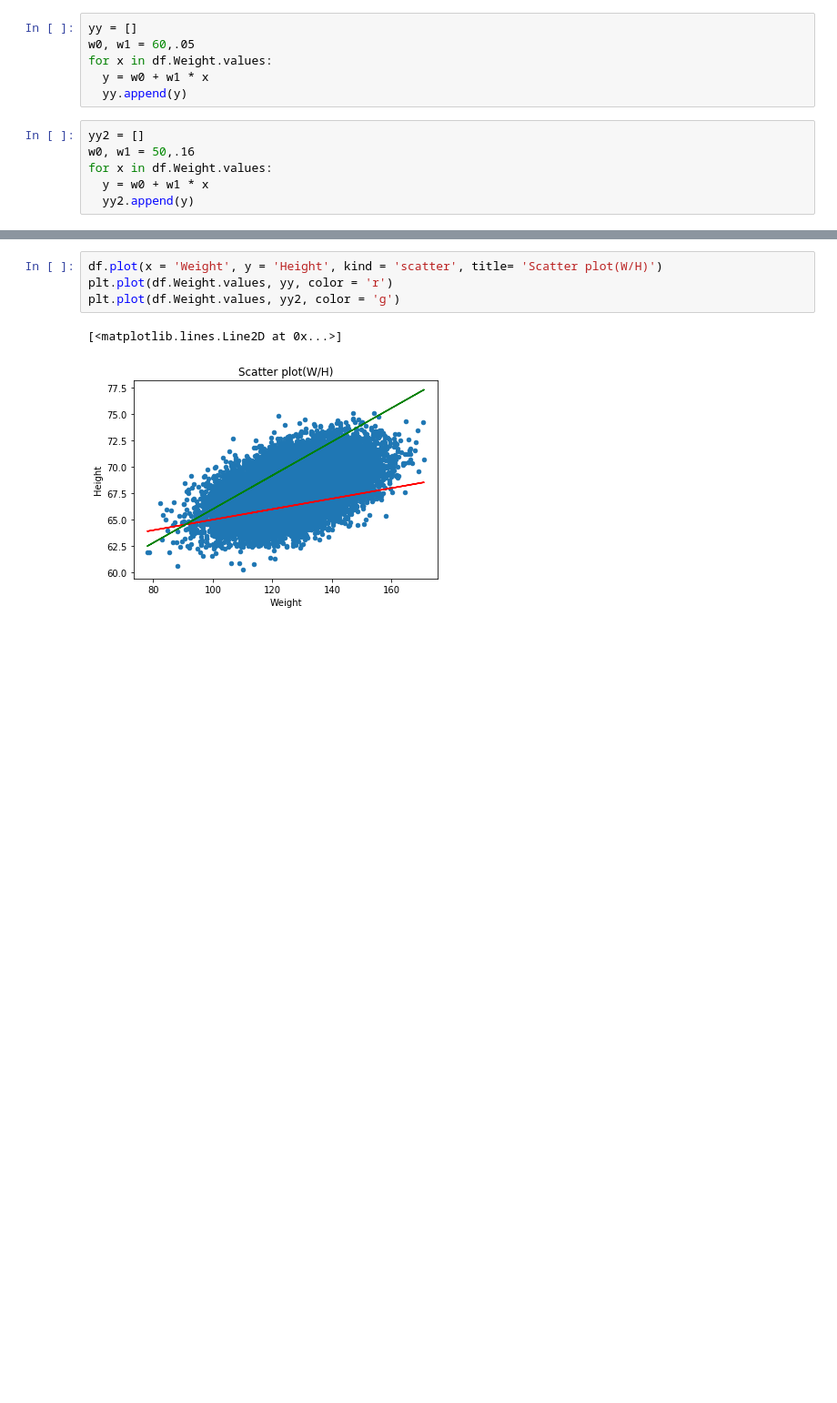
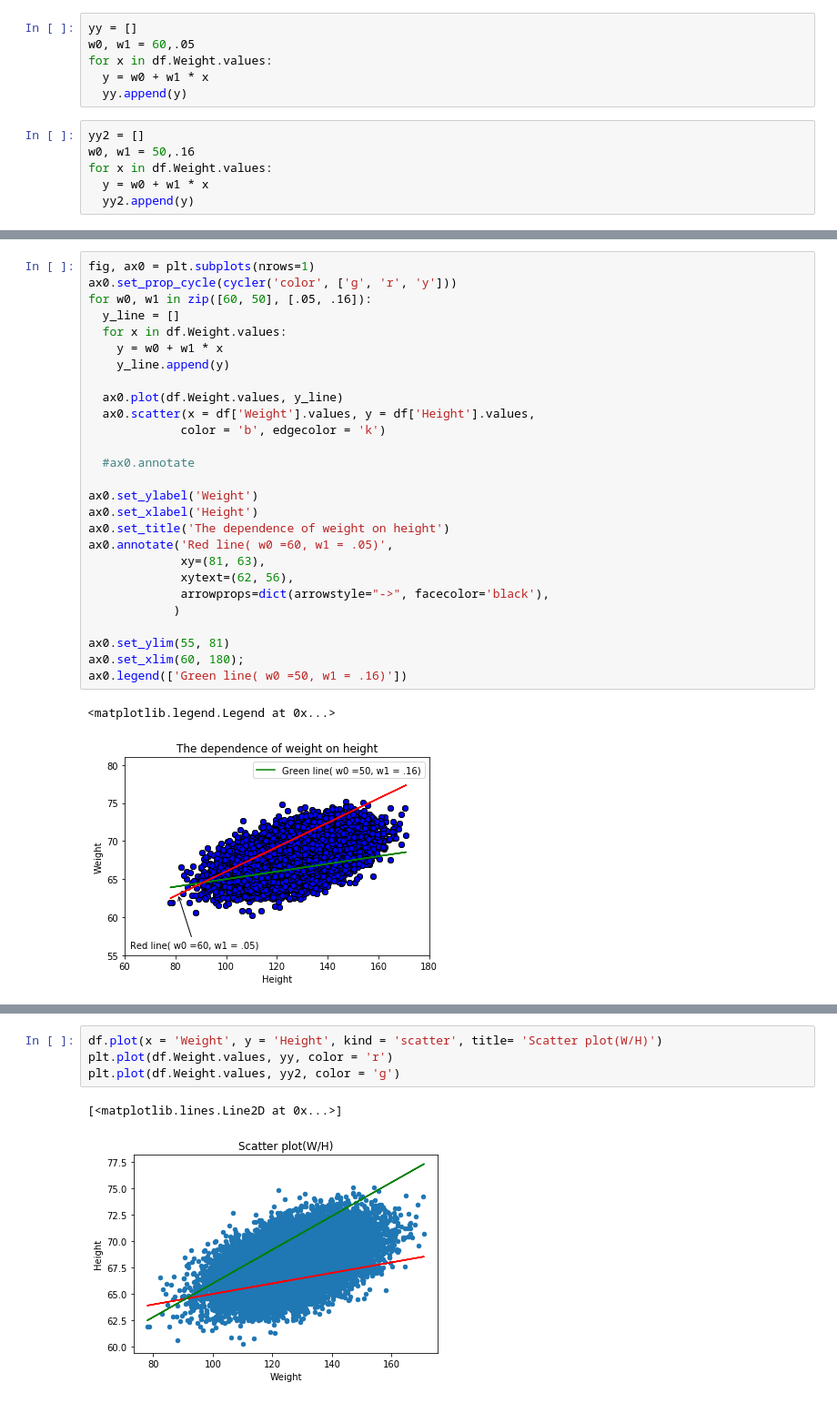
Before and after one commit to beifa/last_chance, a Jupyter notebook: practice_linreg_optimization.ipynb, the cells around one changed output, grey strips where cells are left out. Shown: that part at 91% size. Drawn from its saved outputs; the diff is of its cells as text; blank space fills up the shorter version.

```diff
--- a/practice_linreg_optimization.ipynb
+++ b/practice_linreg_optimization.ipynb
@@ -204,0 +179,30 @@ for x in df.Weight.values:
+# %%
+fig, ax0 = plt.subplots(nrows=1)
+ax0.set_prop_cycle(cycler('color', ['g', 'r', 'y']))
+for w0, w1 in zip([60, 50], [.05, .16]):
+  y_line = []
+  for x in df.Weight.values:
+    y = w0 + w1 * x
+    y_line.append(y)
+
+  ax0.plot(df.Weight.values, y_line)
+  ax0.scatter(x = df['Weight'].values, y = df['Height'].values,
+             color = 'b', edgecolor = 'k')
+
+  #ax0.annotate
+
+ax0.set_ylabel('Weight')
+ax0.set_xlabel('Height')
+ax0.set_title('The dependence of weight on height')
+ax0.annotate('Red line( w0 =60, w1 = .05)',
+             xy=(81, 63),
+             xytext=(62, 56),
+             arrowprops=dict(arrowstyle="->", facecolor='black'),
+            )
+
+ax0.set_ylim(55, 81)
+ax0.set_xlim(60, 180);
+ax0.legend(['Green line( w0 =50, w1 = .16)'])
+# %% [output]
+<matplotlib.legend.Legend at 0x...>
+[figure, added]
```
Also changed, not shown: parts of 6 cells of this notebook.
